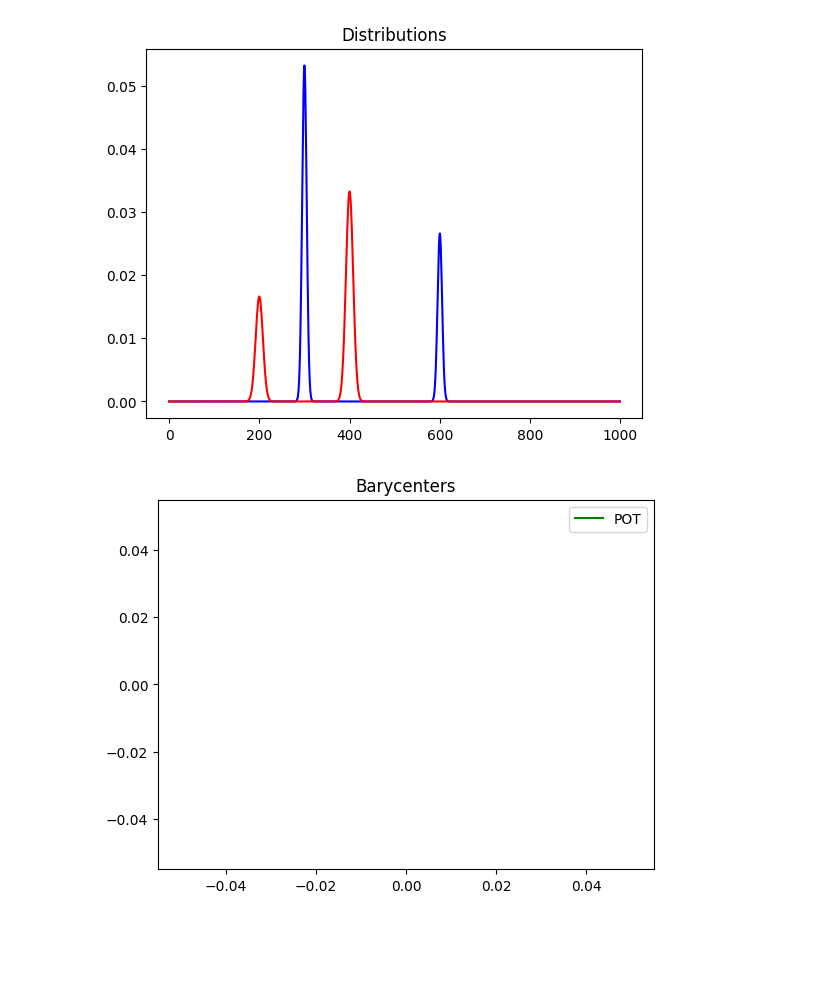
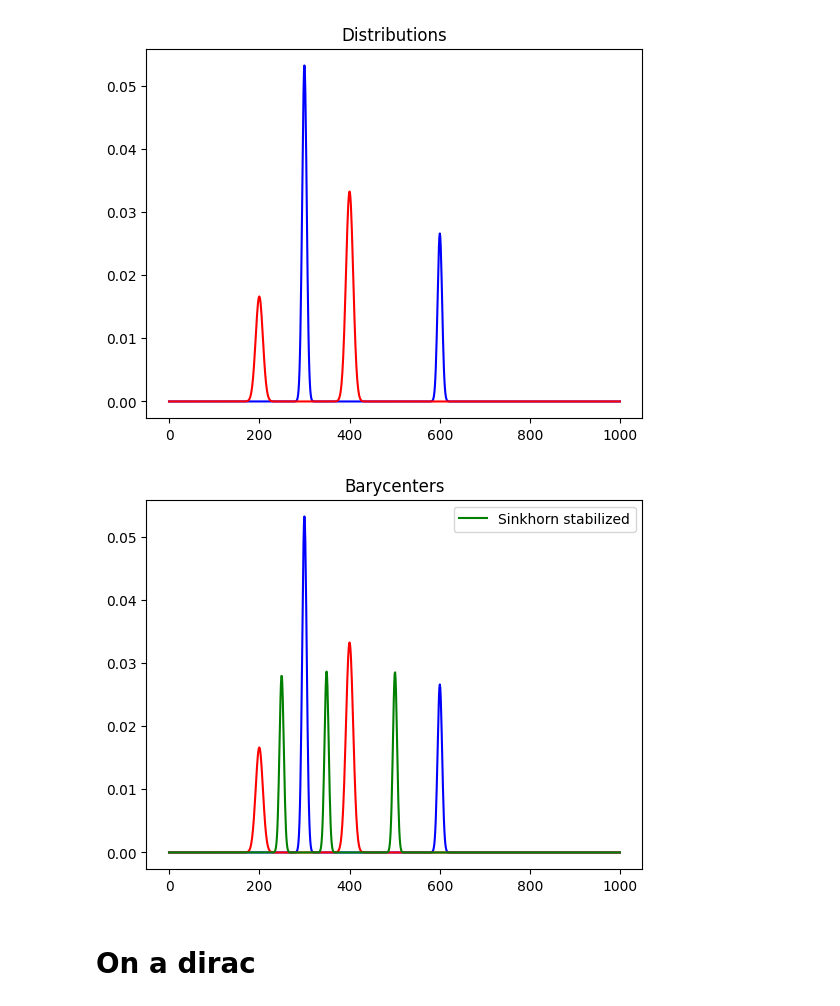
Before and after one commit to zaquastier/audio_1D_transport, a Jupyter notebook: audio_ot_v2.ipynb, the cells around one changed output. Drawn from its saved outputs; the diff is of its cells as text; code cells hidden in the pictures; blank space fills up the shorter version.

Commit message:
Sinkhorn on dirac, not working on real signal

```diff
--- a/audio_ot_v2.ipynb
+++ b/audio_ot_v2.ipynb
@@ -57,22 +57,31 @@ n_distributions = A.shape[1]
 M = ot.utils.dist0(n)
 M /= M.max()
 
-alpha = 0.0  # 0<=alpha<=1
+alpha = 0.5  # 0<=alpha<=1
 weights = np.array([1 - alpha, alpha])
 
-# barycenter
-reg = 1e-4
-bary_pot = ot.bregman.barycenter_sinkhorn(A, M, reg, weights)
-
-# true
-# true_bar = ot.datasets.make_1D_gauss(n, m=m1*(1-alpha) + m2*alpha, s=s1*(1-alpha) + s2*alpha)
-
-fig, ax = plt.subplots()
-
-ax.plot(x, bary_pot, 'g', label='POT')
-ax.set_title('Barycenters')
-
-plt.legend()
-plt.show()
+# ot.bregman.empirical_sinkhorn
+reg = 1e-2
+X_s = a1.reshape(n, 1)
+X_t = a2.reshape(n, 1)
+bary_pot = ot.bregman.sinkhorn_stabilized(a1, a2, M, reg)
-# %% [output]
-[figure, removed]
+# %%
+barycenter = np.zeros(n)
+for i in range(n):
+    for j in range(n):
+        index = int((1 - alpha) * i + alpha * j)
+        barycenter[index] += bary_pot[i][j]
+
+fig, ax = plt.subplots()
+
+ax.plot(x, a1, color="blue")
+ax.plot(x, a2, color="red")
+ax.plot(x, barycenter, color='g', label='Sinkhorn stabilized')
+ax.set_title('Barycenters')
+
+plt.legend()
+plt.show()
+# %% [output]
+[figure, added]
+# %% [markdown]
+# On a dirac
```
Also changed, not shown: parts of 13 cells of this notebook.
